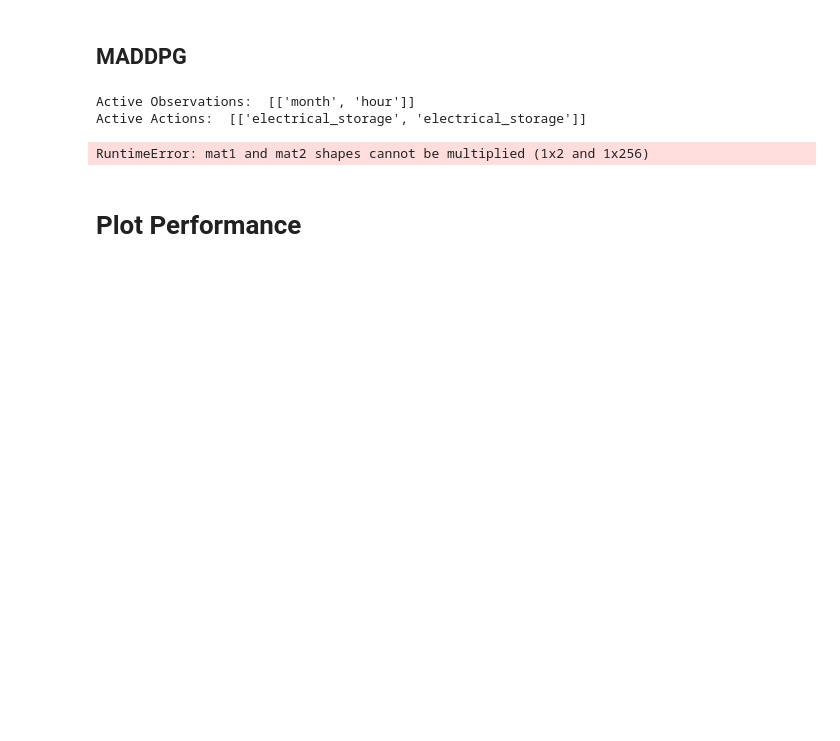
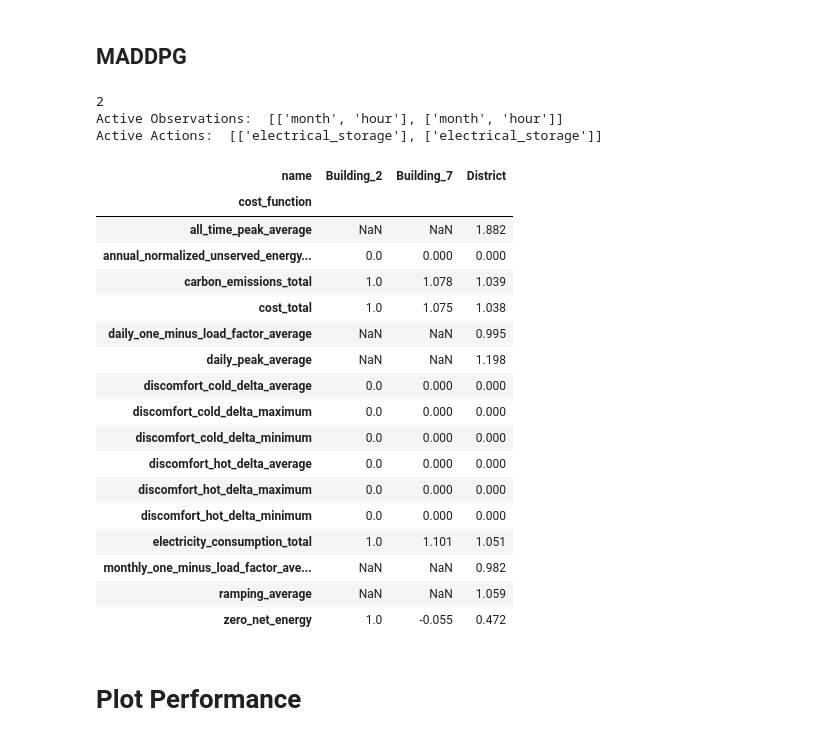
Before and after one commit to CaseyMOwen/Fa24-CS-138-FinalProject, a Jupyter notebook: main.ipynb, the cells around one changed output. Saved outputs shown, nothing was run; the diff lists cells and outputs as text; code cells hidden in the pictures; blank space fills up the shorter version.

```diff
--- a/main.ipynb
+++ b/main.ipynb
@@ -276,16 +276,21 @@ display(kpis)
 # %%
 from agents.maddpg import MADDPGAgent, ReplayBuffer
 import numpy as np
+from tqdm import tqdm
 
+# set up environment as 1 agent per building
+schema['central_agent'] = False
 MADDPG_env = CityLearnEnv(schema, random_seed=RANDOM_SEED)
-steps_per_episode = MADDPG_env.episode_time_steps
 obs = MADDPG_env.reset()
 
+# set up parameters for agent and replay buffer
+steps_per_episode = MADDPG_env.episode_time_steps
 num_agents = len(MADDPG_env.buildings)
 obs_dim = len(obs[0])
 act_dim = MADDPG_env.action_space[0].shape[0]
 device = 'cpu'
 
+print(len(MADDPG_env.buildings))
 print("Active Observations: ", MADDPG_env.observation_names)
 print("Active Actions: ", MADDPG_env.action_names)
 
@@ -300,7 +305,7 @@ replay_buffer = ReplayBuffer(obs_dim=obs_dim,
                              device='cpu')
 
 # ----------------- Train -----------------
-for ep in range(num_episodes):
+for ep in tqdm(range(num_episodes)):
     obs, _ = MADDPG_env.reset()
     total_reward = 0.0
     for t in range(steps_per_episode):
@@ -308,7 +313,7 @@ for ep in range(num_episodes):
         action = MADDPG_agent.select_action(obs)
 
         # Step environment
-        next_obs, rewards, done, info = MADDPG_env.step(action)
+        next_obs, rewards, done, *_ = MADDPG_env.step(action)
 
         # If rewards is a scalar or single value, broadcast to all agents
         if np.isscalar(rewards):
@@ -325,25 +330,44 @@ for ep in range(num_episodes):
 
         if done:
             break
-
-# ----------------- Test -----------------
-# Initialize Environment
-MADDPG_agent.noise_std = 0
-observations, _ = MADDPG_env.reset()
-done = False
-
-while not done:
-    actions = MADDPG_agent.select_action(observations)
-    observations, reward, done, info = sac_env.step(actions)
-
-kpis = MADDPG_env.env.evaluate()
-kpis = kpis.pivot(index='cost_function', columns='name', values='value').round(3)
-kpis = kpis.dropna(how='all')
-display(kpis)
 # %% [output]
-Active Observations:  [['month', 'hour']]
-Active Actions:  [['electrical_storage', 'electrical_storage']]
+2
+Active Observations:  [['month', 'hour'], ['month', 'hour']]
+Active Actions:  [['electrical_storage'], ['electrical_storage']]
-RuntimeError: mat1 and mat2 shapes cannot be multiplied (1x2 and 1x256)
+# %%
+# ----------------- Test -----------------
+# Initialize Environment
+MADDPG_agent.noise_std = 0
+observations, _ = MADDPG_env.reset()
+done = False
+
+while not done:
+    actions = MADDPG_agent.select_action(observations)
+    observations, reward, done, *_ = MADDPG_env.step(actions)
+
+kpis = MADDPG_env.evaluate()
+kpis = kpis.pivot(index='cost_function', columns='name', values='value').round(3)
+kpis = kpis.dropna(how='all')
+display(kpis)
+# %% [output]
+| name | Building_2 | Building_7 | District |
+| cost_function |  |  |  |
+| all_time_peak_average | NaN | NaN | 1.882 |
+| annual_normalized_unserved_energy... | 0.0 | 0.000 | 0.000 |
+| carbon_emissions_total | 1.0 | 1.078 | 1.039 |
+| cost_total | 1.0 | 1.075 | 1.038 |
+| daily_one_minus_load_factor_average | NaN | NaN | 0.995 |
+| daily_peak_average | NaN | NaN | 1.198 |
+| discomfort_cold_delta_average | 0.0 | 0.000 | 0.000 |
+| discomfort_cold_delta_maximum | 0.0 | 0.000 | 0.000 |
+| discomfort_cold_delta_minimum | 0.0 | 0.000 | 0.000 |
+| discomfort_hot_delta_average | 0.0 | 0.000 | 0.000 |
+| discomfort_hot_delta_maximum | 0.0 | 0.000 | 0.000 |
+| discomfort_hot_delta_minimum | 0.0 | 0.000 | 0.000 |
+| electricity_consumption_total | 1.0 | 1.101 | 1.051 |
+| monthly_one_minus_load_factor_ave... | NaN | NaN | 0.982 |
+| ramping_average | NaN | NaN | 1.059 |
+| zero_net_energy | 1.0 | -0.055 | 0.472 |
 # %% [markdown]
 # Plot Performance
 # %%
```
Also changed, not shown: parts of 5 cells of this notebook.
